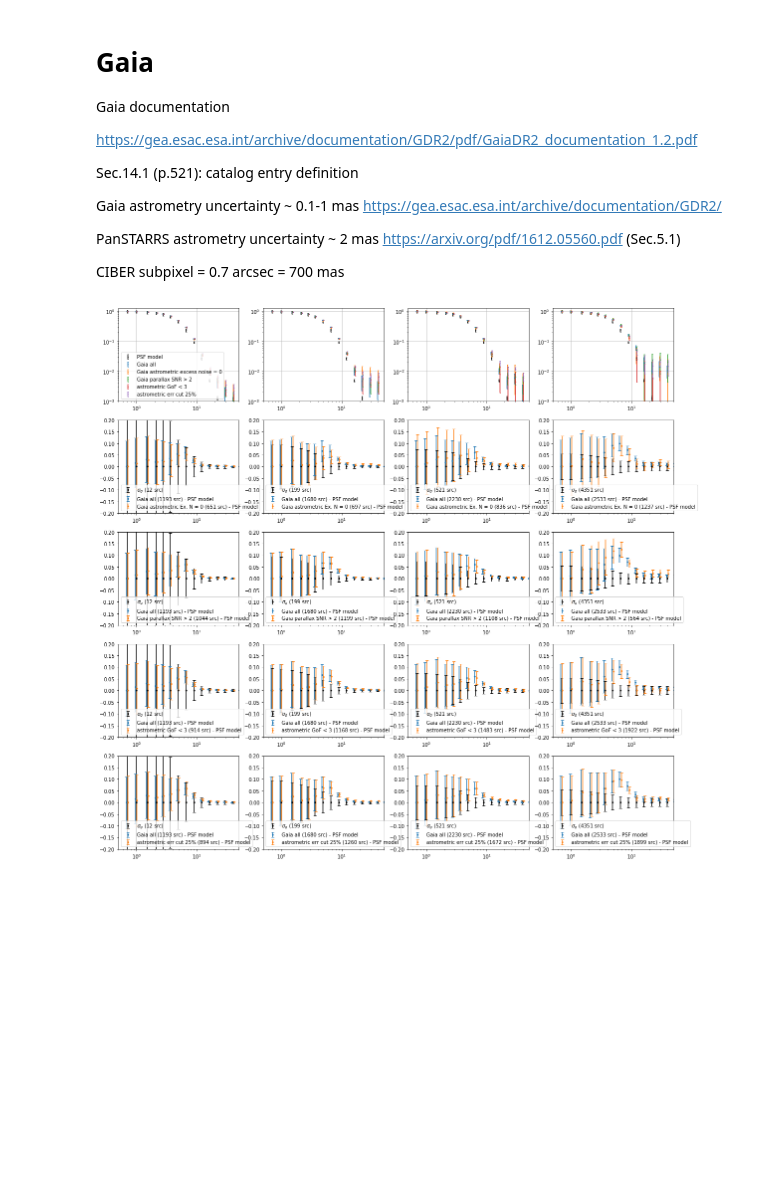
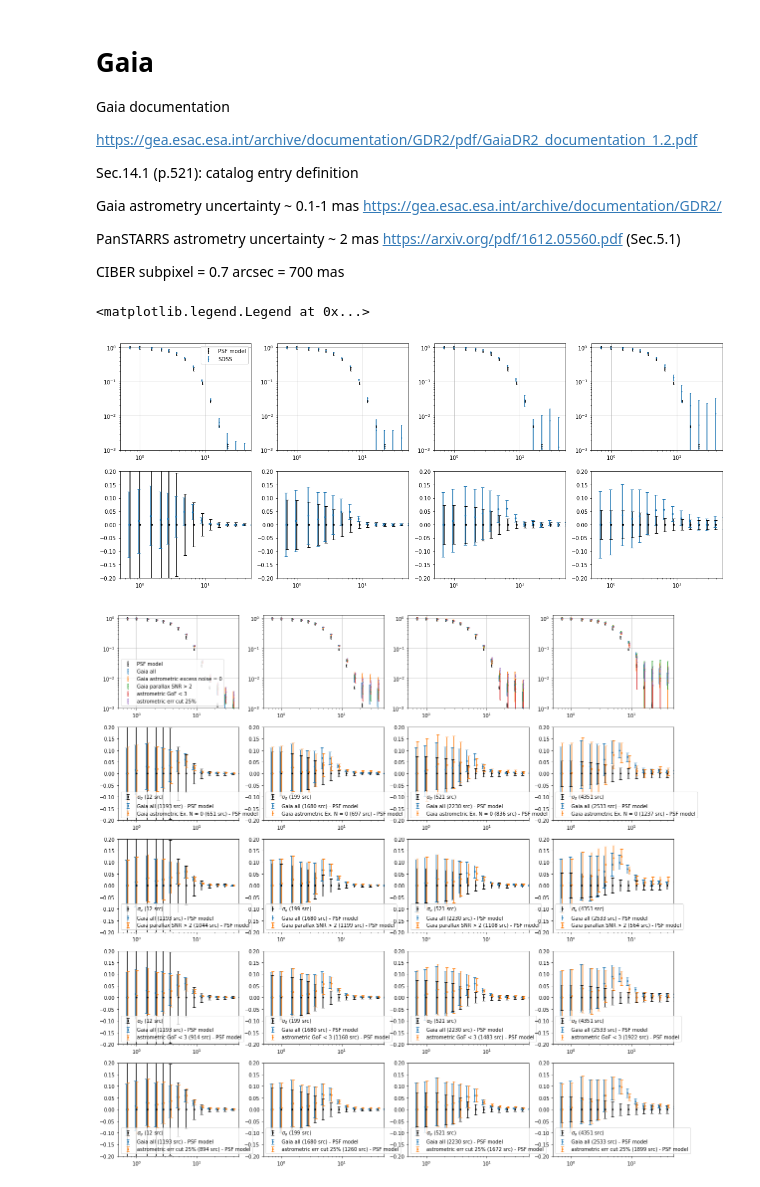
Before and after one commit to yuntingcheng/python_ciber, a Jupyter notebook: stack_modelfit/gaia.ipynb, the cells around one changed output. Cells and saved outputs as stored; diff of their text form; code cells hidden in the pictures; blank space fills up the shorter version.

```diff
--- a/stack_modelfit/gaia.ipynb
+++ b/stack_modelfit/gaia.ipynb
@@ -152,3 +152,55 @@ run_gaia_test_stack(20,21, target_filter='parallax_over_error',parallax_over_err
+# %%
+from psfsynth import *
+
+inst =  1
+filt_order = filt_order_dict[inst]
+ifield = 6
+fig, ax = plt.subplots(2, 4, figsize = (20,8))
+
+fname = mypaths['alldat'] + 'TM'+ str(inst) + \
+'/psfdata_synth_%s.pkl'%(fieldnamedict[ifield])
+with open(fname, "rb") as f:
+    profdat = pickle.load(f)
+
+for im,(m_min,m_max) in enumerate(zip(magbindict['m_min'],magbindict['m_max'])):
+
+    ax[0][im].set_xscale('log')
+    ax[0][im].set_yscale('log')
+    ax[1][im].set_xscale('log')
+    ax[0][im].set_xlim([0.5,50])
+    ax[0][im].set_ylim([1e-3,1.3])
+    ax[1][im].set_xlim([0.5,50])
+    ax[1][im].set_ylim([-0.2,0.2])
+
+    stackdat = stacking(inst, ifield, m_min, m_max, filt_order=filt_order,
+                load_from_file=True, BGsub=False).stackdat
+    errg = np.sqrt(np.diag(stackdat['cov']['profcb'])) / stackdat['profcb'][0]
+    Ngal = stackdat['Nsrc']
+
+    ax[1][im].errorbar(stackdat['rbins'], np.zeros_like(stackdat['rbins']), errg,
+                       fmt ='.', color='k', capsize=3, markersize=5, label=r'$\sigma_g$ (%d src)'%Ngal)
+
+    psfdat = run_psf_combine(inst, ifield, savedata=False)
+    psf = psfdat[im]['comb']['profcb']
+    psf_err = psfdat[im]['comb']['profcb_err_stack']
+    ax[0][im].errorbar(psfdat['rbins'],psf, psf_err, fmt ='.', color='k', capsize=1,
+                    markersize=2, label='PSF model')
+    ax[0][im].grid()
+
+    prof = profdat[im]['profcb']/profdat[im]['profcb'][0]
+    err = profdat[im]['profcb_err']/profdat[im]['profcb'][0]
+    N = profdat[im]['Nsrc']
+    ax[0][im].errorbar(profdat['rbins']*0.99,prof, err, fmt ='.', color='C0', capsize=1,
+                    markersize=2, label='SDSS')
+    ax[1][im].errorbar(profdat['rbins']*0.97, np.abs(prof-psf), np.sqrt(err**2+psf_err**2),
+                       fmt ='.', color='C0', capsize=3, markersize=5,
+                       label='SDSS (%d src) - PSF model'%N)
+
+ax[0][0].legend()
+# plt.savefig('/Users/ytcheng/Desktop/PS_stack_filter.png', dpi = 100, bbox_inches='tight')
+# %% [output]
+<matplotlib.legend.Legend at 0x...>
+[figure, added]
 # %%
 from psfsynth import *
 
```
Also changed, not shown: parts of 8 cells of this notebook, 2 other files.
